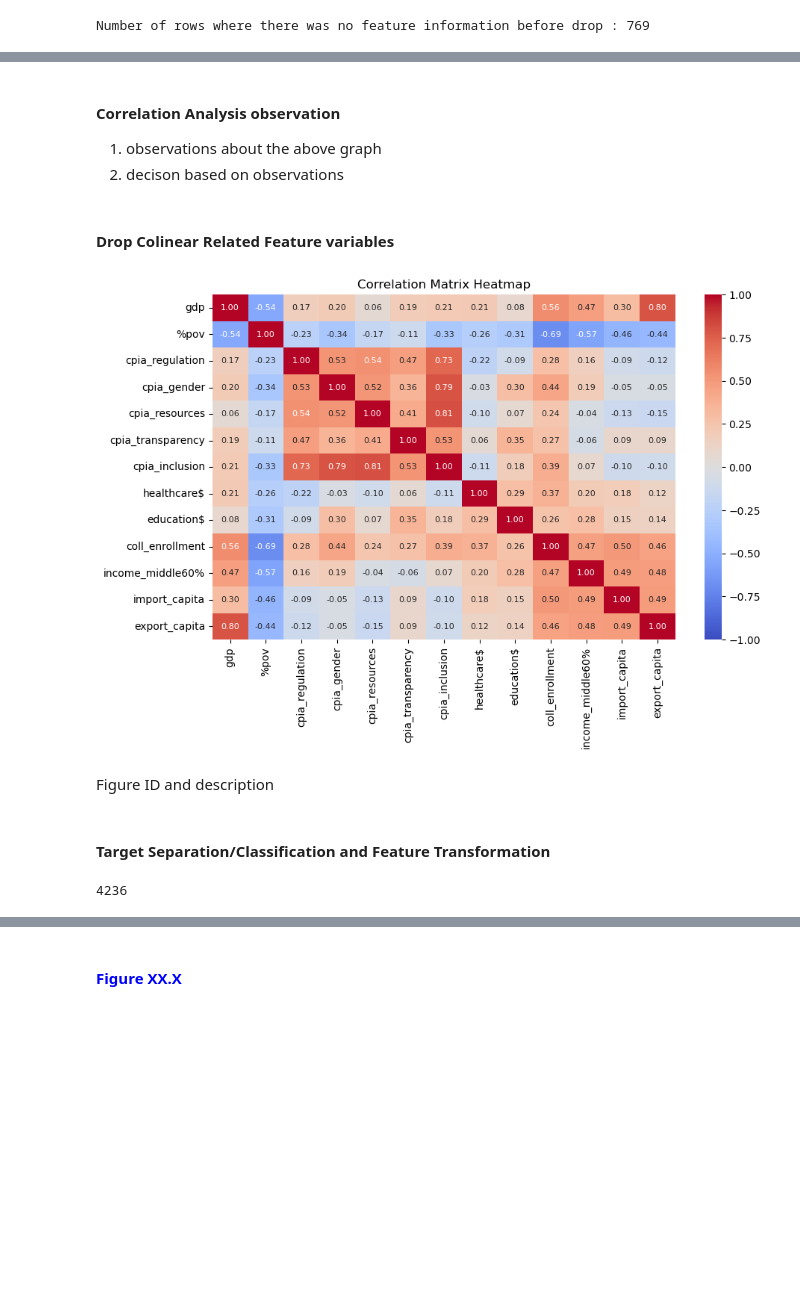
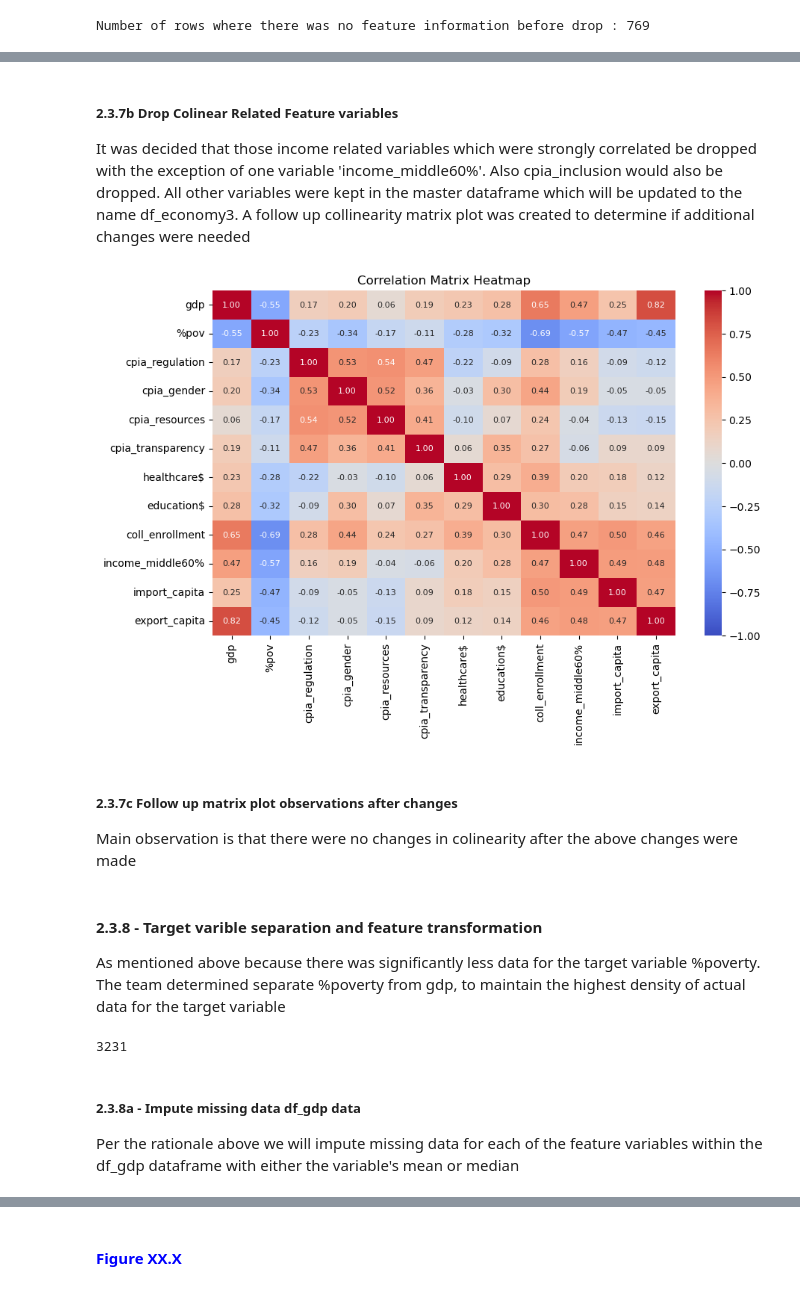
Before and after one commit to te-ex153/Projects, a Jupyter notebook: Country23.ipynb, the cells around one changed output, grey strips where cells are left out. Saved outputs shown, nothing was run; the diff lists cells and outputs as text; code cells hidden in the pictures; blank space fills up the shorter version.

Commit message:
Add files via upload
2nd pass of cleaning study's verbiage up to modelling
Decided to bring pov back into study

```diff
--- a/Country23.ipynb
+++ b/Country23.ipynb
@@ -661,3 +851,18 @@ feature_all_nan = cols.isna().all(axis=1).sum()
 print(f'Number of rows where there was no feature information before drop : {feature_all_nan}')
 # %% [output]
 Number of rows where there was no feature information before drop : 769
+# %%
+''' Check to see how many rows has only 1 feature with information'''
+#### columns to check
+cols = df_economy2.loc[:, 'cpia_regulation':'export_capita']
+
+#### check rows where only 1 or 2 features has information
+one_feature_with_info = cols.isna().sum(axis=1) == (cols.shape[1] - 1)
+two_feature_with_info = cols.isna().sum(axis=1) == (cols.shape[1] - 2)
+
+#### count the number of rows where the above condition is met (only one feature with information)
+one_feature_count = one_feature_with_info.sum()
+two_feature_count = two_feature_with_info.sum()
+
+print(f'Number of rows with only one feature having information before drop : {one_feature_count}')
+print(f'Number of rows with only two features having information before drop : {two_feature_count}')
@@ -664,7 +872,10 @@ Number of rows where there was no feature information before drop : 769
 # %%
-### Drop all rows that dont have featue info
-df_economy2 = df_economy2[~cols.isna().all(axis=1)]
+### Drop all rows that dont two or less features with information
+df_economy2 = df_economy2[~cols.isna().all(axis=1)]   #### no features with info
+df_economy2 = df_economy2[~one_feature_with_info]    #### one features
+df_economy2 = df_economy2[~two_feature_with_info]    #### two features
 cols2 = df_economy2.loc[:, 'cpia_regulation':'export_capita']
+
 confirm_drop = cols2.isna().all(axis=1).sum()
-print(f'Confirmation -- Number of rows where there was no feature information after drop : {confirm_drop}')
+print(f'Confirmation -- Number of rows where there two or less features with information after drop : {confirm_drop}')
 # %% [output]
@@ -732,39 +948,42 @@ Figure ID and description
-# %% [markdown]
-#### Correlation Analysis observation
-1. observations about the above graph
-2. decison based on observations
 # %% [markdown]
-#### Drop Colinear Related Feature variables
+##### 2.3.7b Drop Colinear Related Feature variables
+It was decided that those income related variables which were strongly correlated be dropped with the exception of one variable 'income_middle60%'. Also cpia_inclusion would also be dropped. All other variables were kept in the master dataframe which will be updated to the name df_economy3.  A follow up collinearity matrix plot was created to determine if additional changes were needed
 # %%
 ############## drop redundant variables
-df_economy3 = df_economy2.drop(columns=['income_quintile2', 'income_quintile3', 'income_quintile4', 'income_quintile5', 'income_top10%', 'income_difference_top-mid60'])
+df_economy3 = df_economy2.drop(columns=['cpia_inclusion','income_quintile2', 'income_quintile3', 'income_quintile4', 'income_quintile5', 'income_top10%', 'income_difference_top-mid60'])
 #df_economy3
 
 
 ############### repeat updated correlation heatmap
-cols = ['gdp','%pov', 'cpia_regulation', 'cpia_gender', 'cpia_resources', 'cpia_transparency', 'cpia_inclusion', 'healthcare$', 'education$', 'coll_enrollment',
+cols = ['gdp','%pov', 'cpia_regulation', 'cpia_gender', 'cpia_resources', 'cpia_transparency', 'healthcare$', 'education$', 'coll_enrollment',
         'income_middle60%', 'import_capita', 'export_capita']
 
 ###### create a correlation matrix of econ variables
 correlation_matrix_econ = df_economy3[cols].corr()
 
 plt.figure(figsize=(10, 6))
 sns.heatmap(correlation_matrix_econ, annot=True, fmt='.2f', cmap='coolwarm', vmin=-1, vmax=1, annot_kws={'size': 8})
 plt.title('Correlation Matrix Heatmap')
 plt.show()
 # %% [output]
-[figure, old version]
+[figure, new version]
 # %% [markdown]
-Figure ID and description
+##### 2.3.7c Follow up matrix plot observations after changes
+Main observation is that there were no changes in colinearity after the above changes were made
 # %% [markdown]
-#### Target Separation/Classification and Feature Transformation
+#### 2.3.8 - Target varible separation and feature transformation
+As mentioned above because there was significantly less data for the target variable %poverty. The team determined separate %poverty from gdp, to maintain the highest density of actual data for the target variable
 # %%
 ### As disussed above separate gdp and pov tables
-df_gdp = df_economy3[['area', 'year', 'gdp', 'cpia_regulation', 'cpia_gender', 'cpia_resources', 'cpia_transparency', 'cpia_inclusion','healthcare$', 'education$', 'coll_enrollment', 'income_middle60%', 'import_capita', 'export_capita']]
-df_pov = df_economy3[['area', 'year', '%pov', 'cpia_regulation', 'cpia_gender', 'cpia_resources', 'cpia_transparency', 'cpia_inclusion', 'healthcare$', 'education$', 'coll_enrollment', 'income_middle60%', 'import_capita', 'export_capita']]
+df_gdp = df_economy3[['area', 'year', 'gdp', 'cpia_regulation', 'cpia_gender', 'cpia_resources', 'cpia_transparency','healthcare$', 'education$', 'coll_enrollment', 'income_middle60%', 'import_capita', 'export_capita']]
+df_pov = df_economy3[['area', 'year', '%pov', 'cpia_regulation', 'cpia_gender', 'cpia_resources', 'cpia_transparency', 'healthcare$', 'education$', 'coll_enrollment', 'income_middle60%', 'import_capita', 'export_capita']]
 len(df_gdp)
+len(df_economy3)
 # %% [output]
-4236
+3231
+# %% [markdown]
+##### 2.3.8a - Impute missing data df_gdp data
+Per the rationale above we will impute missing data for each of the feature variables within the df_gdp dataframe with either the variable's mean or median
 # %%
 from sklearn.impute import SimpleImputer
 '''
```
Also changed, not shown: parts of 81 cells of this notebook.
